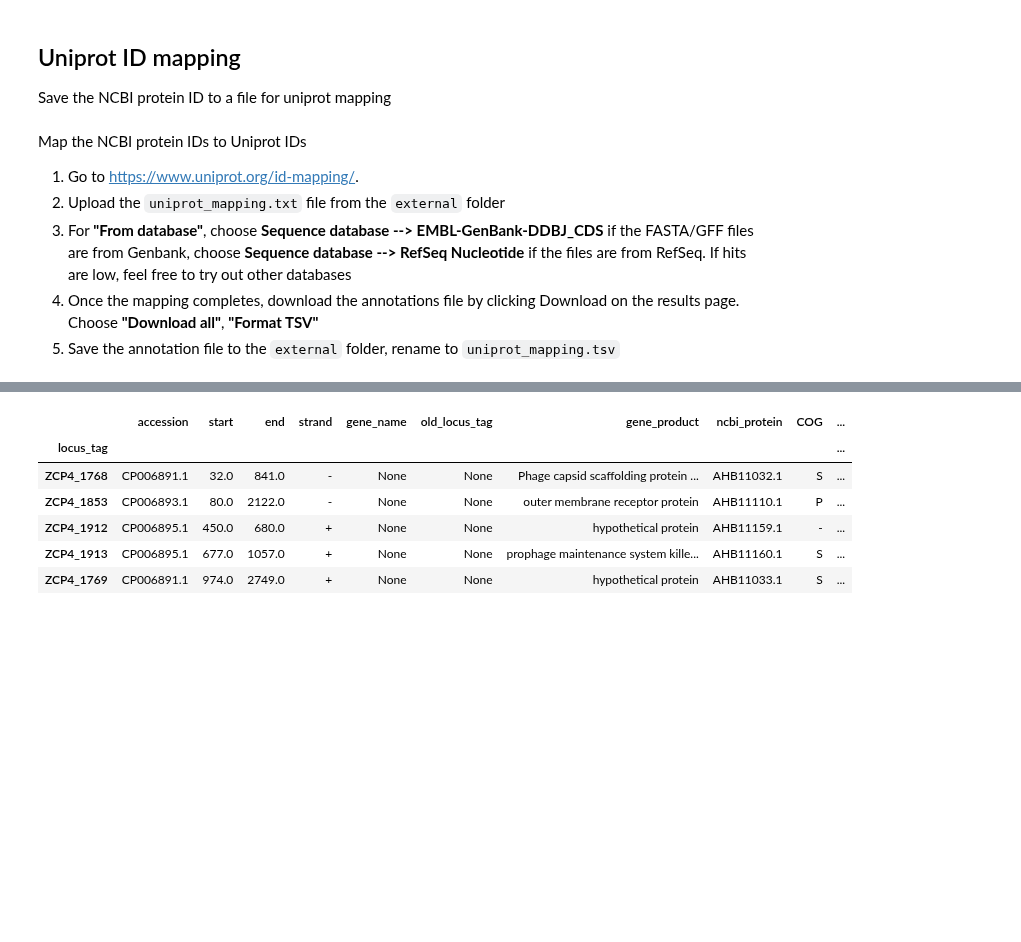
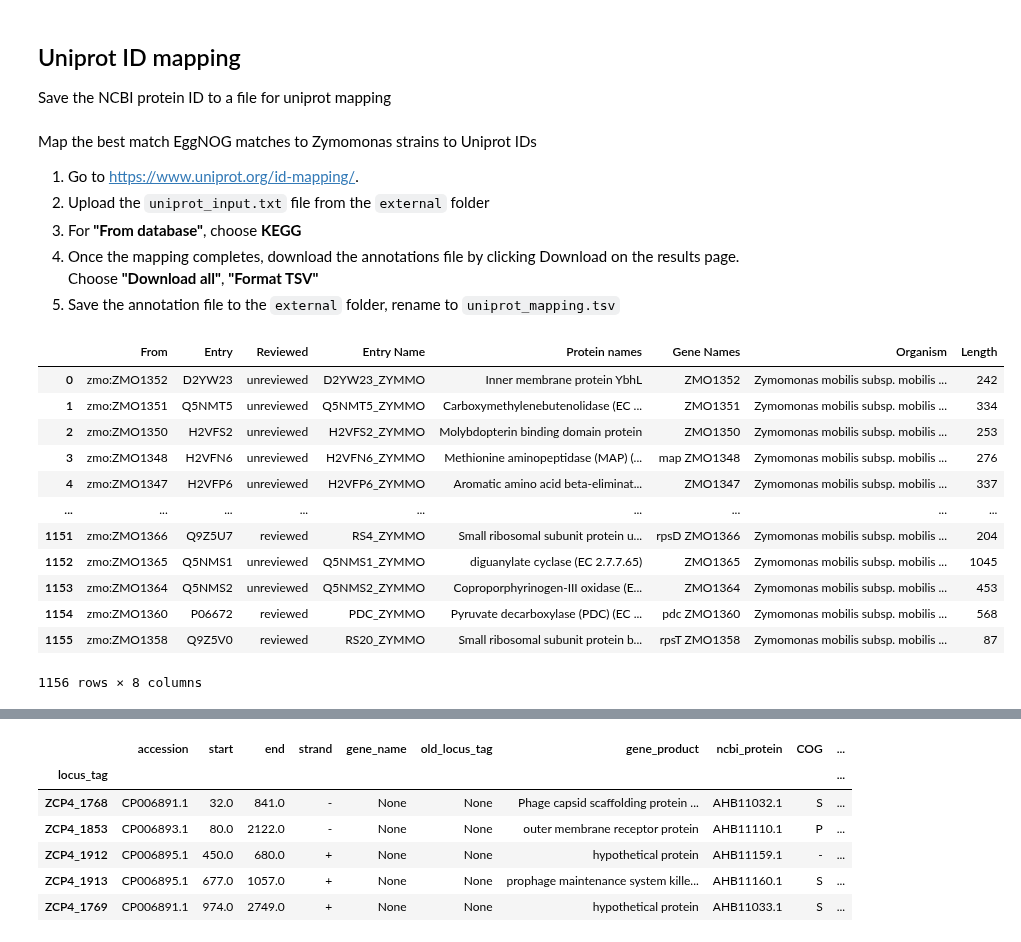
Before and after one commit to cristalzucsd/iModulonMiner, a Jupyter notebook: 5_characterize_iModulons/1_create_the_gene_table.ipynb, the cells around one changed output, grey strips where cells are left out. Saved outputs shown, nothing was run; the diff lists cells and outputs as text; code cells hidden in the pictures; blank space fills up the shorter version.

```diff
--- a/5_characterize_iModulons/1_create_the_gene_table.ipynb
+++ b/5_characterize_iModulons/1_create_the_gene_table.ipynb
@@ -178,9 +185,25 @@ with open(os.path.join('..','data','external','ncbi_protein.txt'), "w") as file:
 # %% [markdown]
-Map the NCBI protein IDs to Uniprot IDs
+Map the best match EggNOG matches to Zymomonas strains to Uniprot IDs
 1. Go to https://www.uniprot.org/id-mapping/.
-1. Upload the `uniprot_mapping.txt` file from the `external` folder
-1. For **"From database"**, choose **Sequence database --> EMBL-GenBank-DDBJ_CDS** if the FASTA/GFF files are from Genbank, choose **Sequence database --> RefSeq Nucleotide** if the files are from RefSeq. If hits are low, feel free to try out other databases
+1. Upload the `uniprot_input.txt` file from the `external` folder
+1. For **"From database"**, choose **KEGG**
 1. Once the mapping completes, download the annotations file by clicking Download on the results page. Choose **"Download all"**, **"Format TSV"**
 1. Save the annotation file to the `external` folder, rename to `uniprot_mapping.tsv`
+# %%
+pd.read_csv(os.path.join('..','data','external','uniprot_mapping.tsv'),sep = '\t')
+# %% [output]
+|  | From | Entry | Reviewed | Entry Name | Protein names | Gene Names | Organism | Length |
+| 0 | zmo:ZMO1352 | D2YW23 | unreviewed | D2YW23_ZYMMO | Inner membrane protein YbhL | ZMO1352 | Zymomonas mobilis subsp. mobilis ... | 242 |
+| 1 | zmo:ZMO1351 | Q5NMT5 | unreviewed | Q5NMT5_ZYMMO | Carboxymethylenebutenolidase (EC ... | ZMO1351 | Zymomonas mobilis subsp. mobilis ... | 334 |
+| 2 | zmo:ZMO1350 | H2VFS2 | unreviewed | H2VFS2_ZYMMO | Molybdopterin binding domain protein | ZMO1350 | Zymomonas mobilis subsp. mobilis ... | 253 |
+| 3 | zmo:ZMO1348 | H2VFN6 | unreviewed | H2VFN6_ZYMMO | Methionine aminopeptidase (MAP) (... | map ZMO1348 | Zymomonas mobilis subsp. mobilis ... | 276 |
+| 4 | zmo:ZMO1347 | H2VFP6 | unreviewed | H2VFP6_ZYMMO | Aromatic amino acid beta-eliminat... | ZMO1347 | Zymomonas mobilis subsp. mobilis ... | 337 |
+| ... | ... | ... | ... | ... | ... | ... | ... | ... |
+| 1151 | zmo:ZMO1366 | Q9Z5U7 | reviewed | RS4_ZYMMO | Small ribosomal subunit protein u... | rpsD ZMO1366 | Zymomonas mobilis subsp. mobilis ... | 204 |
+| 1152 | zmo:ZMO1365 | Q5NMS1 | unreviewed | Q5NMS1_ZYMMO | diguanylate cyclase (EC 2.7.7.65) | ZMO1365 | Zymomonas mobilis subsp. mobilis ... | 1045 |
+| 1153 | zmo:ZMO1364 | Q5NMS2 | unreviewed | Q5NMS2_ZYMMO | Coproporphyrinogen-III oxidase (E... | ZMO1364 | Zymomonas mobilis subsp. mobilis ... | 453 |
+| 1154 | zmo:ZMO1360 | P06672 | reviewed | PDC_ZYMMO | Pyruvate decarboxylase (PDC) (EC ... | pdc ZMO1360 | Zymomonas mobilis subsp. mobilis ... | 568 |
+| 1155 | zmo:ZMO1358 | Q9Z5V0 | reviewed | RS20_ZYMMO | Small ribosomal subunit protein b... | rpsT ZMO1358 | Zymomonas mobilis subsp. mobilis ... | 87 |
+1156 rows × 8 columns
 # %%
 mapping_uniprot = pd.read_csv(os.path.join('..','data','external','uniprot_mapping.tsv'),sep = '\t')
```
Also changed, not shown: parts of 12 cells of this notebook, 6 other files.
